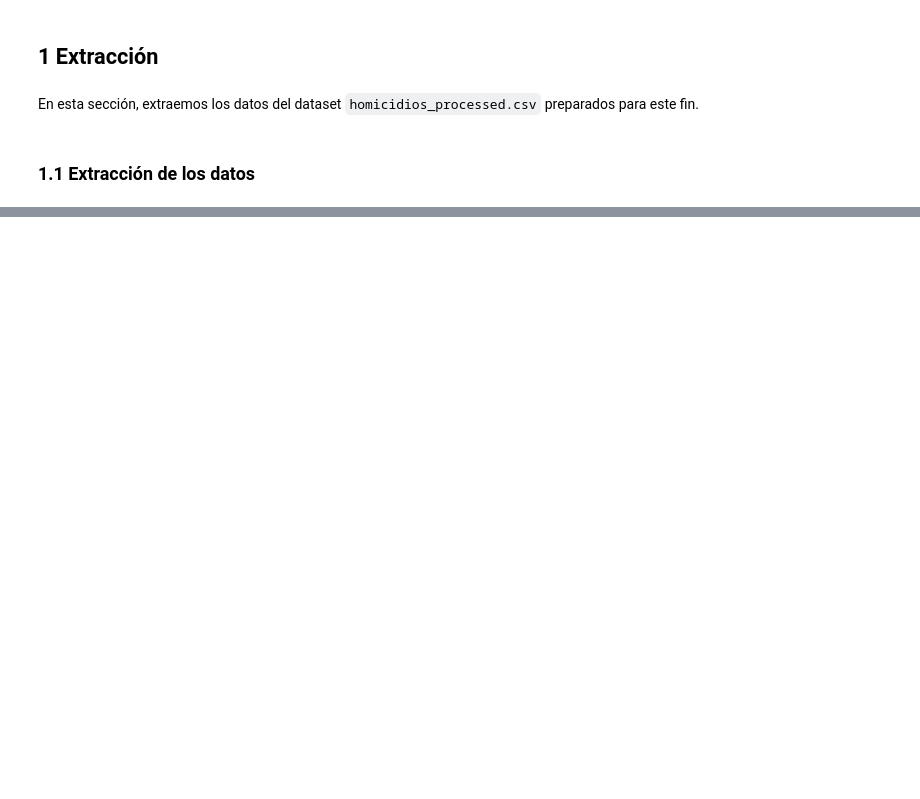
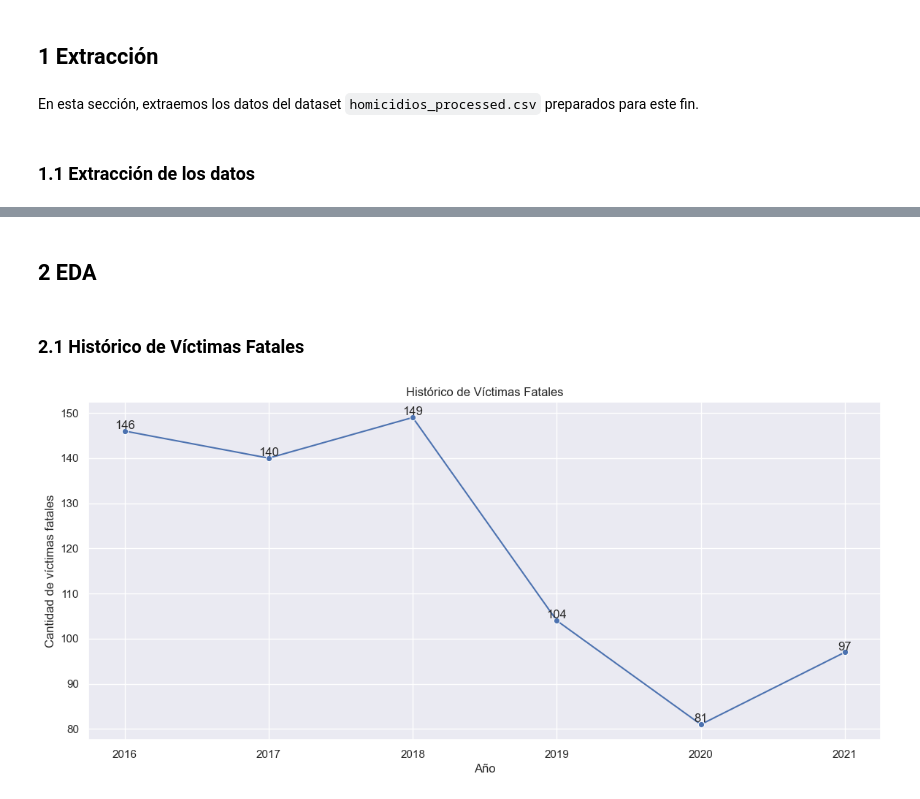
Before and after one commit to FreddyPinto/road-crashes-dataviz, a Jupyter notebook: notebooks/2.0-fp-eda.ipynb, the cells around one changed output, grey strips where cells are left out. Cells and saved outputs as stored; diff of their text form; code cells hidden in the pictures; blank space fills up the shorter version.

```diff
--- a/notebooks/2.0-fp-eda.ipynb
+++ b/notebooks/2.0-fp-eda.ipynb
@@ -9,15 +11,21 @@ En esta sección, importamos todas las bibliotecas y/o módulos necesarios para
 # %%
 import sys
 import pandas as pd
+import numpy as np
 import matplotlib
 import matplotlib.pyplot as plt
 import seaborn as sns
+import warnings
 
+warnings.filterwarnings("ignore")
+sns.set_theme()
 
 print(f"system version: {sys.version}")
 print(f"pandas version: {pd.__version__}")
+print(f"numpy version: {np.__version__}")
 print(f"matplotlib version: {matplotlib.__version__}")
 print(f"seaborn version: {sns.__version__}")
+print(f"Setup Complete")
 # %% [output]
 system version: 3.11.5 (tags/v3.11.5:cce6ba9, Aug 24 2023, 14:38:34) [MSC v.1936 64 bit (AMD64)]
 pandas version: 2.1.0
@@ -52,0 +83,19 @@ df
+# %% [markdown]
+## 2 EDA
+# %% [markdown]
+### 2.1 Histórico de Víctimas Fatales
+# %%
+df['fecha_hora'] = pd.to_datetime(df['fecha_hora'])
+años = df.fecha_hora.dt.year.value_counts()
+
+plt.figure(figsize=(14, 6))
+ax = sns.lineplot(años, marker="o")
+for x, y in zip(años.index, años.values):
+    ax.text(x, y, y, ha='center', va='bottom')
+
+plt.xlabel('Año')
+plt.ylabel('Cantidad de víctimas fatales')
+plt.title('Histórico de Víctimas Fatales')
+plt.show()
+# %% [output]
+[figure, added]
```
Also changed, not shown: parts of 60 cells of this notebook.
